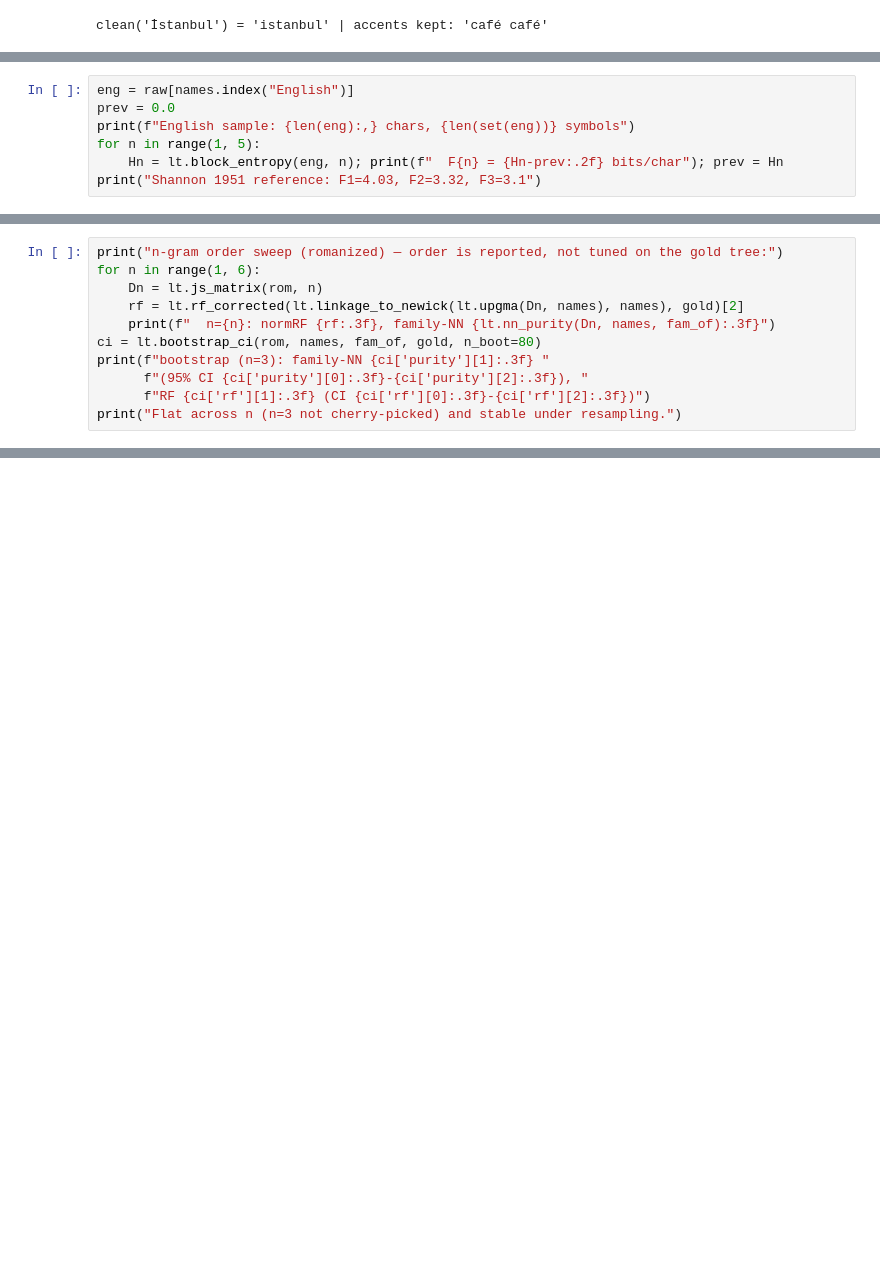
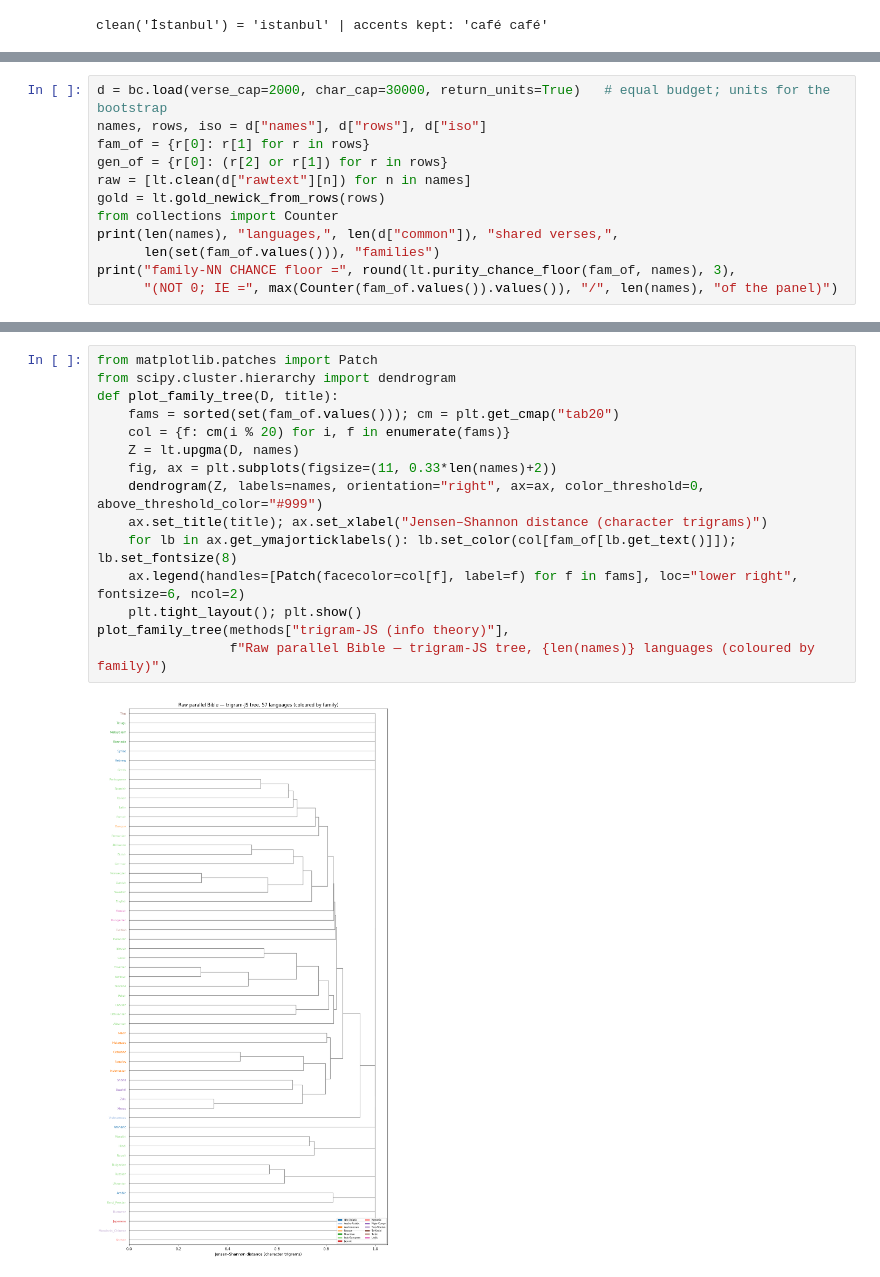
Before and after one commit to opalsaints/language-family-trees, a Jupyter notebook: LanguageTrees.ipynb, the cells around one changed output, grey strips where cells are left out. Saved outputs shown, nothing was run; the diff lists cells and outputs as text; blank space fills up the shorter version.

```diff
--- a/LanguageTrees.ipynb
+++ b/LanguageTrees.ipynb
@@ -97,7 +80,0 @@ $F_1\ge F_2\ge\dots$. With enough text the plug-in estimate lands near Shannon's
-# %%
-eng = raw[names.index("English")]
-prev = 0.0
-print(f"English sample: {len(eng):,} chars, {len(set(eng))} symbols")
-for n in range(1, 5):
-    Hn = lt.block_entropy(eng, n); print(f"  F{n} = {Hn-prev:.2f} bits/char"); prev = Hn
-print("Shannon 1951 reference: F1=4.03, F2=3.32, F3=3.1")
@@ -259,11 +80,0 @@ random-tree null normRF: p05=0.974 p50=1.000 (our trees sit FAR below chance)
-# %%
-print("n-gram order sweep (romanized) — order is reported, not tuned on the gold tree:")
-for n in range(1, 6):
-    Dn = lt.js_matrix(rom, n)
-    rf = lt.rf_corrected(lt.linkage_to_newick(lt.upgma(Dn, names), names), gold)[2]
-    print(f"  n={n}: normRF {rf:.3f}, family-NN {lt.nn_purity(Dn, names, fam_of):.3f}")
-ci = lt.bootstrap_ci(rom, names, fam_of, gold, n_boot=80)
-print(f"bootstrap (n=3): family-NN {ci['purity'][1]:.3f} "
-      f"(95% CI {ci['purity'][0]:.3f}-{ci['purity'][2]:.3f}), "
-      f"RF {ci['rf'][1]:.3f} (CI {ci['rf'][0]:.3f}-{ci['rf'][2]:.3f})")
-print("Flat across n (n=3 not cherry-picked) and stable under resampling.")
@@ -363,0 +92,12 @@ Hermjakob, May & Knight 2018 (uroman); Paninski 2003.
+# %%
+d = bc.load(verse_cap=2000, char_cap=30000, return_units=True)   # equal budget; units for the bootstrap
+names, rows, iso = d["names"], d["rows"], d["iso"]
+fam_of = {r[0]: r[1] for r in rows}
+gen_of = {r[0]: (r[2] or r[1]) for r in rows}
+raw = [lt.clean(d["rawtext"][n]) for n in names]
+gold = lt.gold_newick_from_rows(rows)
+from collections import Counter
+print(len(names), "languages,", len(d["common"]), "shared verses,",
+      len(set(fam_of.values())), "families")
+print("family-NN CHANCE floor =", round(lt.purity_chance_floor(fam_of, names), 3),
+      "(NOT 0; IE =", max(Counter(fam_of.values()).values()), "/", len(names), "of the panel)")
@@ -363,0 +199,17 @@ Hermjakob, May & Knight 2018 (uroman); Paninski 2003.
+# %%
+from matplotlib.patches import Patch
+from scipy.cluster.hierarchy import dendrogram
+def plot_family_tree(D, title):
+    fams = sorted(set(fam_of.values())); cm = plt.get_cmap("tab20")
+    col = {f: cm(i % 20) for i, f in enumerate(fams)}
+    Z = lt.upgma(D, names)
+    fig, ax = plt.subplots(figsize=(11, 0.33*len(names)+2))
+    dendrogram(Z, labels=names, orientation="right", ax=ax, color_threshold=0, above_threshold_color="#999")
+    ax.set_title(title); ax.set_xlabel("Jensen–Shannon distance (character trigrams)")
+    for lb in ax.get_ymajorticklabels(): lb.set_color(col[fam_of[lb.get_text()]]); lb.set_fontsize(8)
+    ax.legend(handles=[Patch(facecolor=col[f], label=f) for f in fams], loc="lower right", fontsize=6, ncol=2)
+    plt.tight_layout(); plt.show()
+plot_family_tree(methods["trigram-JS (info theory)"],
+                 f"Raw parallel Bible — trigram-JS tree, {len(names)} languages (coloured by family)")
+# %% [output]
+[figure, added]
```
Also changed, not shown: parts of 62 cells of this notebook, 34 other files.
